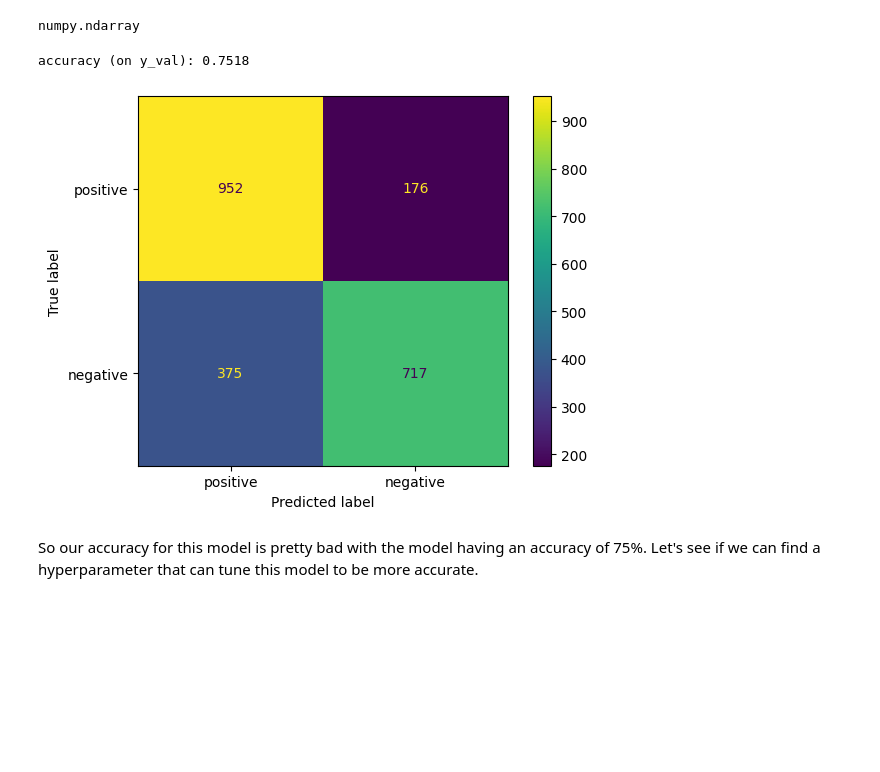
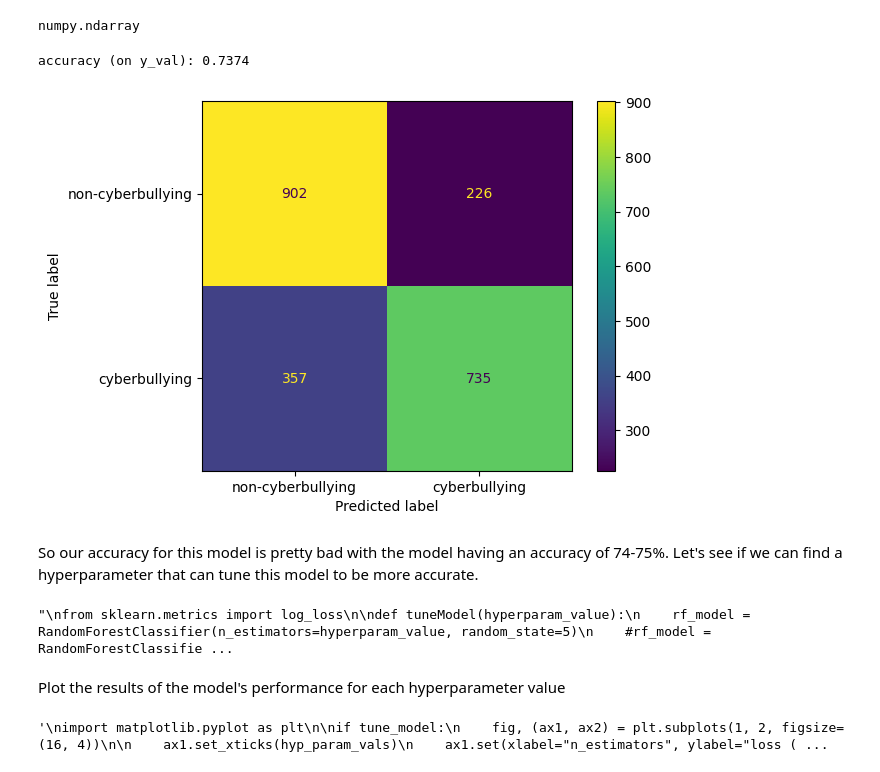
Before and after one commit to Matthew-Bustamante/CS39AA-Project-Cyberbullying, a Jupyter notebook: project_part2.ipynb, the cells around one changed output. Drawn from its saved outputs; the diff is of its cells as text; code cells hidden in the pictures; blank space fills up the shorter version.

Commit message:
Getting started messing with hyperparameters

```diff
--- a/project_part2.ipynb
+++ b/project_part2.ipynb
@@ -85,11 +87,11 @@ X_val.shape = (2220, 15603)
 numpy.ndarray
 # %%
 predictions_val = model.predict(X_val)
-disp = ConfusionMatrixDisplay(confusion_matrix(y_val, predictions_val), display_labels=['positive','negative'])
+disp = ConfusionMatrixDisplay(confusion_matrix(y_val, predictions_val), display_labels=['non-cyberbullying','cyberbullying'])
 disp.plot()
 print(f"accuracy (on y_val): {accuracy_score(y_val, predictions_val):.4f}")
 # %% [output]
-accuracy (on y_val): 0.7518
+accuracy (on y_val): 0.7374
-[figure, old version]
+[figure, new version]
 # %% [markdown]
-So our accuracy for this model is pretty bad with the model having an accuracy of 75%.  Let's see if we can find a hyperparameter that can tune this model to be more accurate.
+So our accuracy for this model is pretty bad with the model having an accuracy of 74-75%.  Let's see if we can find a hyperparameter that can tune this model to be more accurate.
@@ -95,0 +100,53 @@ So our accuracy for this model is pretty bad with the model having an accuracy o
+# %%
+"""
+from sklearn.metrics import log_loss
+
+def tuneModel(hyperparam_value):
+    rf_model = RandomForestClassifier(n_estimators=hyperparam_value, random_state=5)
+    #rf_model = RandomForestClassifier(min_samples_split=hyperparam_value, random_state=1)
+    rf_model.fit(X_train, y_train)
+    y_train_pred_prob = rf_model.predict_proba(X_train)
+    y_train_pred = rf_model.predict(X_train)
+    y_val_pred_prob = rf_model.predict_proba(X_val)
+    y_val_pred = rf_model.predict(X_val)
+    train_loss = log_loss(y_train, y_train_pred_prob, labels=['non-cyberbullying', 'cyberbullying'])
+    train_acc = accuracy_score(y_train, y_train_pred)
+    val_loss = log_loss(y_val, y_val_pred_prob, labels=['non-cyberbullying', 'cyberbullying'])
+    val_acc = accuracy_score(y_val, y_val_pred)
+    return (train_loss, val_loss, train_acc, val_acc)
+
+# Possible values for the hyperparameter are in the range of 5 to 150 (by 50)
+hyp_param_vals = list(range(10,261,50)) # good values for n_estimators
+#hyp_param_vals = [2,3] + list(range(5, 50, 10)) # good values for min_samples_split
+metrics = []
+
+if tune_model:
+    for hp in hyp_param_vals:
+        metrics.append(tuneModel(hp))
+"""
+# %% [output]
+"\nfrom sklearn.metrics import log_loss\n\ndef tuneModel(hyperparam_value):\n    rf_model = RandomForestClassifier(n_estimators=hyperparam_value, random_state=5)\n    #rf_model = RandomForestClassifie ...
+# %% [markdown]
+Plot the results of the model's performance for each hyperparameter value
+# %%
+"""
+import matplotlib.pyplot as plt
+
+if tune_model:
+    fig, (ax1, ax2) = plt.subplots(1, 2, figsize=(16, 4))
+
+    ax1.set_xticks(hyp_param_vals)
+    ax1.set(xlabel="n_estimators", ylabel="loss (lower is better)")
+    ax1.plot(hyp_param_vals, [metric[1] for metric in metrics], '--ro') # validation loss
+    ax1.plot(hyp_param_vals, [metric[0] for metric in metrics], '--bo') # training loss
+    ax1.legend(["Validation Loss", "Train Loss"], loc=1)
+
+    ax2.set_xticks(hyp_param_vals)
+    ax2.set(xlabel="n_estimators", ylabel="accuracy (higher is better)")
+    ax2.plot(hyp_param_vals, [metric[3] for metric in metrics], '--ro') # validation accuracy
+    ax2.plot(hyp_param_vals, [metric[2] for metric in metrics], '--bo') # training accuracy
+    ax2.legend(["Validation Accuracy", "Train Accuracy"], loc=1)
+
+"""
+# %% [output]
+'\nimport matplotlib.pyplot as plt\n\nif tune_model:\n    fig, (ax1, ax2) = plt.subplots(1, 2, figsize=(16, 4))\n\n    ax1.set_xticks(hyp_param_vals)\n    ax1.set(xlabel="n_estimators", ylabel="loss ( ...
```
Also changed, not shown: parts of 3 cells of this notebook.
